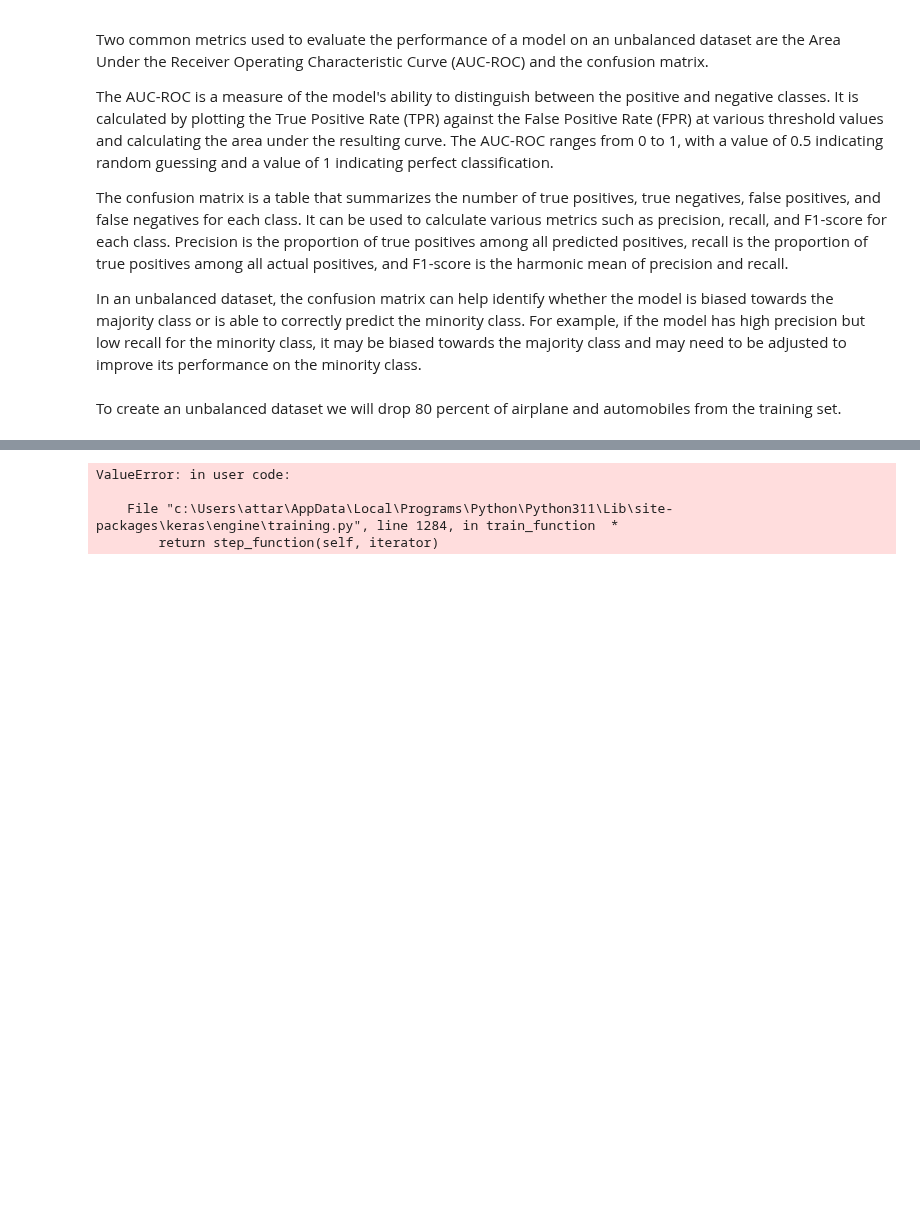
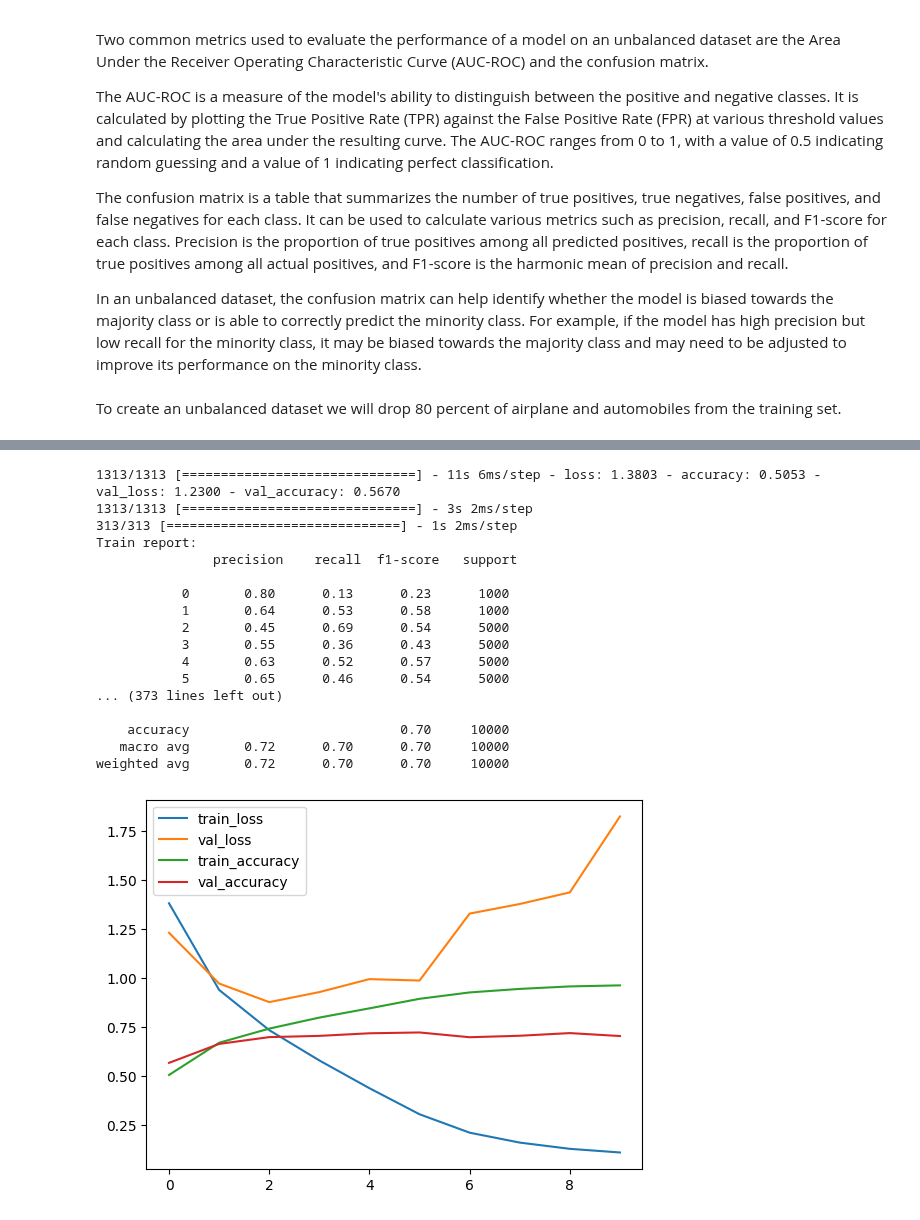
Before and after one commit to Shahriar-0/Artificial-Intelligence-Course-Projects-S2023, a Jupyter notebook: 6 - Neural Networks/phase 2/AI_CA6_P2.ipynb, the cells around one changed output, grey strips where cells are left out. Cells and saved outputs as stored; diff of their text form; code cells hidden in the pictures; blank space fills up the shorter version.

Commit message:
add unbalanced trained model

```diff
--- a/6 - Neural Networks/phase 2/AI_CA6_P2.ipynb
+++ b/6 - Neural Networks/phase 2/AI_CA6_P2.ipynb
@@ -426,8 +443,22 @@ y_train_unbalanced_onehot = np.delete(y_train_onehot, indices_to_drop, axis=0)
 # %%
 cnn = create_cnn_model()
-fit_cnn_model_with_metrics(cnn, x_train_unbalanced, y_train_unbalanced, x_test, y_test)
+fit_cnn_model_with_metrics(cnn, x_train_unbalanced, y_train_unbalanced_onehot, x_test, y_test_onehot)
 # %% [output]
-ValueError: in user code:
+1313/1313 [==============================] - 11s 6ms/step - loss: 1.3803 - accuracy: 0.5053 - val_loss: 1.2300 - val_accuracy: 0.5670
+1313/1313 [==============================] - 3s 2ms/step
+313/313 [==============================] - 1s 2ms/step
+Train report:
+               precision    recall  f1-score   support
 
-    File "c:\Users\attar\AppData\Local\Programs\Python\Python311\Lib\site-packages\keras\engine\training.py", line 1284, in train_function  *
-        return step_function(self, iterator)
+           0       0.80      0.13      0.23      1000
+           1       0.64      0.53      0.58      1000
+           2       0.45      0.69      0.54      5000
+           3       0.55      0.36      0.43      5000
+           4       0.63      0.52      0.57      5000
+           5       0.65      0.46      0.54      5000
+... (373 lines left out)
+
+    accuracy                           0.70     10000
+   macro avg       0.72      0.70      0.70     10000
+weighted avg       0.72      0.70      0.70     10000
+[figure, added]
```
Also changed, not shown: parts of 6 cells of this notebook.
